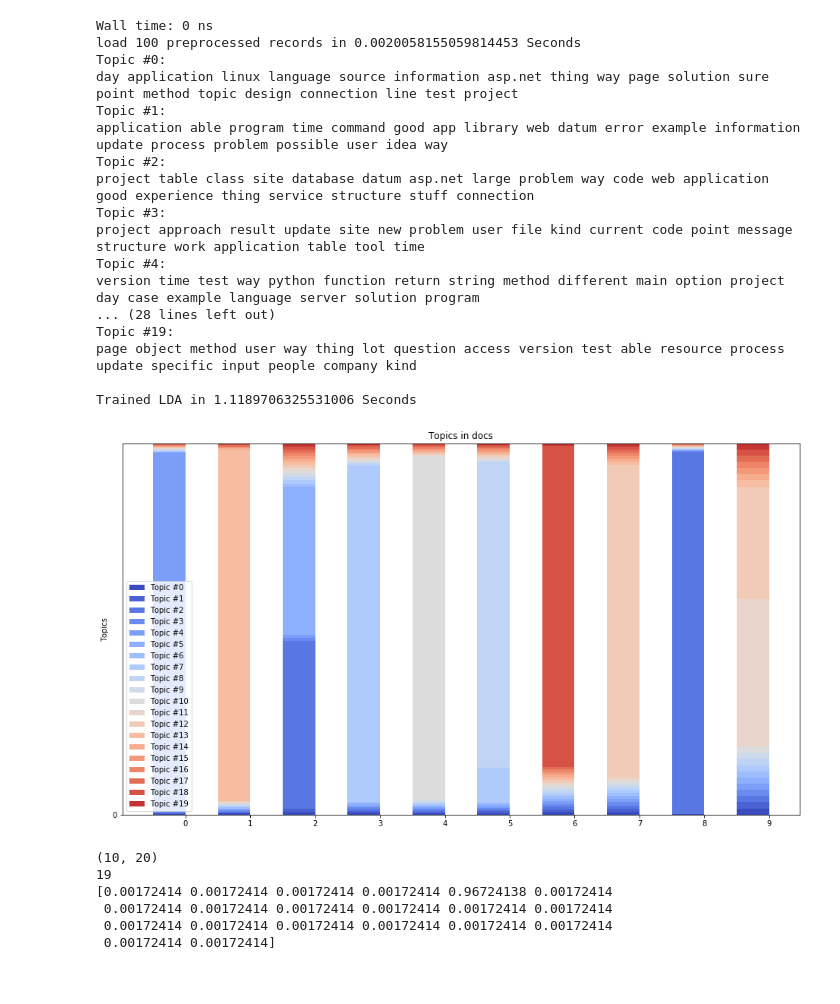
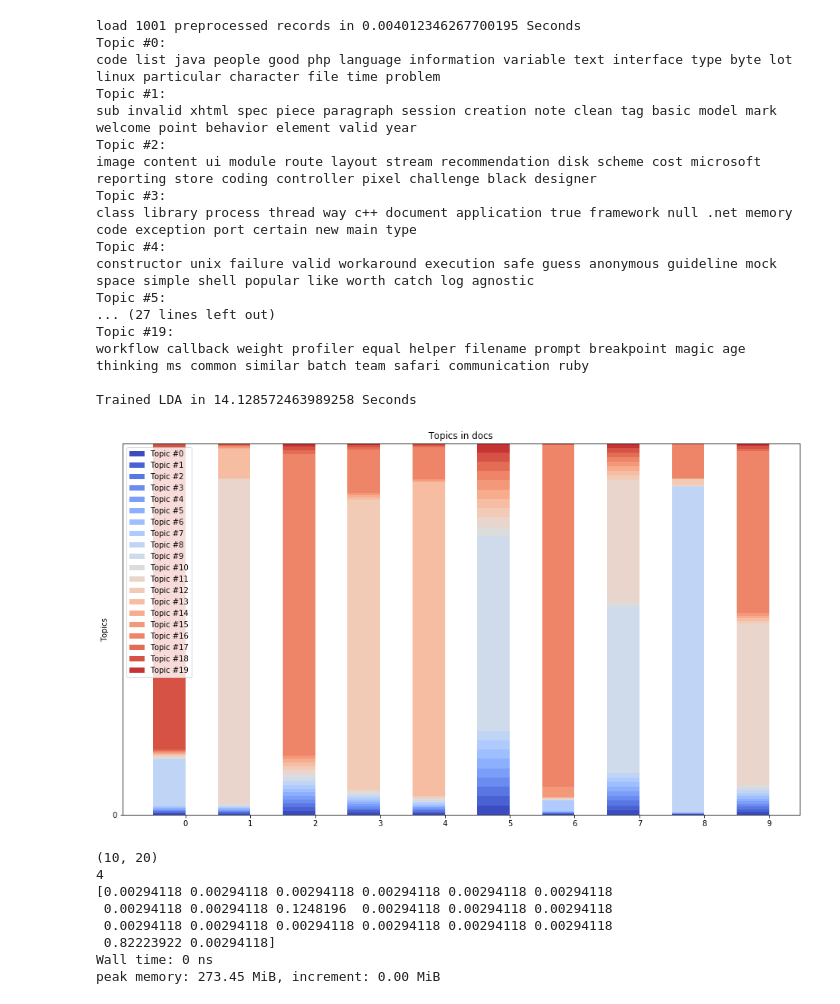
Before and after one commit to heirish/machine-learning-portfolio, a Jupyter notebook: algorithms/nlp/spacy_topic_model.ipynb, the cells around one changed output. Saved outputs shown, nothing was run; the diff lists cells and outputs as text; code cells hidden in the pictures.

Commit message:
add load data from XML

```diff
--- a/algorithms/nlp/spacy_topic_model.ipynb
+++ b/algorithms/nlp/spacy_topic_model.ipynb
@@ -63,6 +69,10 @@ def loadPreprocessedData():
     return idlist, data, vectorizer
 # %%
 %time
+%load_ext memory_profiler
+#%mprun
+%memit
+
 if __name__ == "__main__":
 
     try:
@@ -73,7 +83,8 @@ if __name__ == "__main__":
     except Exception as e:
         print("load preprocessed data failed, Will retrieve from dataset...")
         start_time = time.time()
-        data = DataLoadModel.iterLoadStackoverflowFromES(100)
+        #data = DataLoadModel.iterLoadStackoverflowFromES(100)
+        data = DataLoadModel.loadStackoverflowFromXML(r"F:\stackoverflow.com-Posts\Posts.xml", 1000) #much faster
         end_time = time.time()
         print("Retrieved {} records in {} Seconds".format(len(data), end_time - start_time))
         #10001 records in 246.03912162780762 Seconds
@@ -88,48 +99,50 @@ if __name__ == "__main__":
         #save X_train_preprocess and vectorizer for multi later training
         try:
             savePreprocessedData(idlist, X_train_preprocess, vectorizer)
         except Exception as e:
             print("pickleDump Failed")
             pass
 
     start_time = time.time()
     lda = utilLDA.trainLDA(X_train_preprocess, n_topics=20)
     feature_names = vectorizer.get_feature_names()
     utilLDA.print_top_words(lda, feature_names, 20)
     end_time = time.time()
     print("Trained LDA in {} Seconds".format(end_time - start_time))
 
     #get document_topic_distribution
     doc_topic_distr = lda.transform(X_train_preprocess[:10])
     utilLDA.visDocTopicDist(doc_topic_distr)
     print(doc_topic_distr.shape)
     print(idlist[0])
     print(doc_topic_distr[0])
 
     #utilLDA.visLDA(lda, X_train_preprocess, vectorizer, utilTools.getIP(), 8889)
-    utilLDA.visLDA(lda, X_train_preprocess, vectorizer, "127.0.0.1",8889)
+    #utilLDA.visLDA(lda, X_train_preprocess, vectorizer, "127.0.0.1",8889)
 # %% [output]
-Wall time: 0 ns
-load 100 preprocessed records in 0.0020058155059814453 Seconds
+load 1001 preprocessed records in 0.004012346267700195 Seconds
 Topic #0:
-day application linux language source information asp.net thing way page solution sure point method topic design connection line test project
+code list java people good php language information variable text interface type byte lot linux particular character file time problem
 Topic #1:
-application able program time command good app library web datum error example information update process problem possible user idea way
+sub invalid xhtml spec piece paragraph session creation note clean tag basic model mark welcome point behavior element valid year
 Topic #2:
-project table class site database datum asp.net large problem way code web application good experience thing service structure stuff connection
+image content ui module route layout stream recommendation disk scheme cost microsoft reporting store coding controller pixel challenge black designer
 Topic #3:
-project approach result update site new problem user file kind current code point message structure work application table tool time
+class library process thread way c++ document application true framework null .net memory code exception port certain new main type
 Topic #4:
-version time test way python function return string method different main option project day case example language server solution program
-... (28 lines left out)
+constructor unix failure valid workaround execution safe guess anonymous guideline mock space simple shell popular like worth catch log agnostic
+Topic #5:
+... (27 lines left out)
 Topic #19:
-page object method user way thing lot question access version test able resource process update specific input people company kind
+workflow callback weight profiler equal helper filename prompt breakpoint magic age thinking ms common similar batch team safari communication ruby
 
-Trained LDA in 1.1189706325531006 Seconds
+Trained LDA in 14.128572463989258 Seconds
-[figure, old version]
+[figure, new version]
 (10, 20)
-19
-[0.00172414 0.00172414 0.00172414 0.00172414 0.96724138 0.00172414
- 0.00172414 0.00172414 0.00172414 0.00172414 0.00172414 0.00172414
- 0.00172414 0.00172414 0.00172414 0.00172414 0.00172414 0.00172414
- 0.00172414 0.00172414]
+4
+[0.00294118 0.00294118 0.00294118 0.00294118 0.00294118 0.00294118
+ 0.00294118 0.00294118 0.1248196  0.00294118 0.00294118 0.00294118
+ 0.00294118 0.00294118 0.00294118 0.00294118 0.00294118 0.00294118
+ 0.82223922 0.00294118]
+Wall time: 0 ns
+peak memory: 273.45 MiB, increment: 0.00 MiB
```
Also changed, not shown: parts of 1 cell of this notebook.
